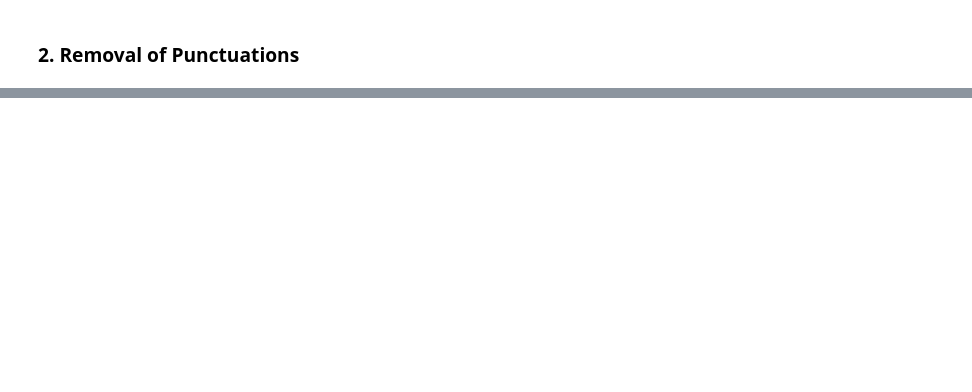
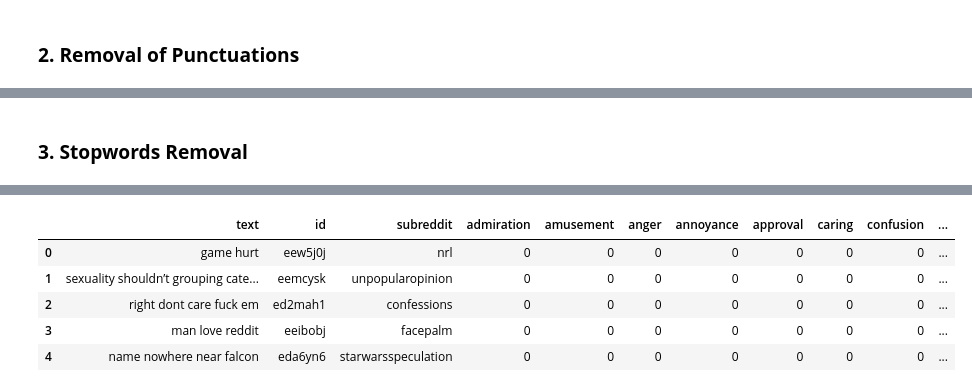
Before and after one commit to aldalgl/SCA-Multi-Label-Emotion-Classification, a Jupyter notebook: Program Code/SleepCall_DataPreprocessing.ipynb, the cells around one changed output, grey strips where cells are left out. Drawn from its saved outputs; the diff is of its cells as text; code cells hidden in the pictures; blank space fills up the shorter version.

```diff
--- a/Program Code/SleepCall_DataPreprocessing.ipynb
+++ b/Program Code/SleepCall_DataPreprocessing.ipynb
@@ -15,9 +15,9 @@ import string
 from pandas import DataFrame as df
 pd.options.mode.chained_assignment = None
 # %%
-df_go1 = pd.read_csv("goemotions_1.csv")
-df_go2 = pd.read_csv("goemotions_2.csv")
-df_go3 = pd.read_csv("goemotions_3.csv")
+df_go1 = pd.read_csv('https://storage.googleapis.com/gresearch/goemotions/data/full_dataset/goemotions_1.csv')
+df_go2 = pd.read_csv('https://storage.googleapis.com/gresearch/goemotions/data/full_dataset/goemotions_2.csv')
+df_go3 = pd.read_csv('https://storage.googleapis.com/gresearch/goemotions/data/full_dataset/goemotions_3.csv')
 
 df_go_emotion = pd.concat([df_go1, df_go2, df_go3])
 
@@ -129,0 +126,15 @@ df_go_emotion.head()
+# %% [markdown]
+### **3. Stopwords Removal**
+# %%
+from nltk.corpus import stopwords
+nltk.download('stopwords') #in case stopwords is undefined
+
+STOPWORDS = set(stopwords.words('english'))
+def remove_stopwords(text):
+    """custom function to remove the stopwords"""
+    return " ".join([word for word in str(text).split() if word not in STOPWORDS])
+
+df_go_emotion["text"] = df_go_emotion["text"].apply(lambda text: remove_stopwords(text))
+
+df_go_emotion.head()
+# %% [output]
@@ -129,0 +143,6 @@ df_go_emotion.head()
+|  | text | id | subreddit | admiration | amusement | anger | annoyance | approval | caring | confusion | ... |
+| 0 | game hurt | eew5j0j | nrl | 0 | 0 | 0 | 0 | 0 | 0 | 0 | ... |
+| 1 | sexuality shouldn’t grouping cate... | eemcysk | unpopularopinion | 0 | 0 | 0 | 0 | 0 | 0 | 0 | ... |
+| 2 | right dont care fuck em | ed2mah1 | confessions | 0 | 0 | 0 | 0 | 0 | 0 | 0 | ... |
+| 3 | man love reddit | eeibobj | facepalm | 0 | 0 | 0 | 0 | 0 | 0 | 0 | ... |
+| 4 | name nowhere near falcon | eda6yn6 | starwarsspeculation | 0 | 0 | 0 | 0 | 0 | 0 | 0 | ... |
```
Also changed, not shown: parts of 7 cells of this notebook.
